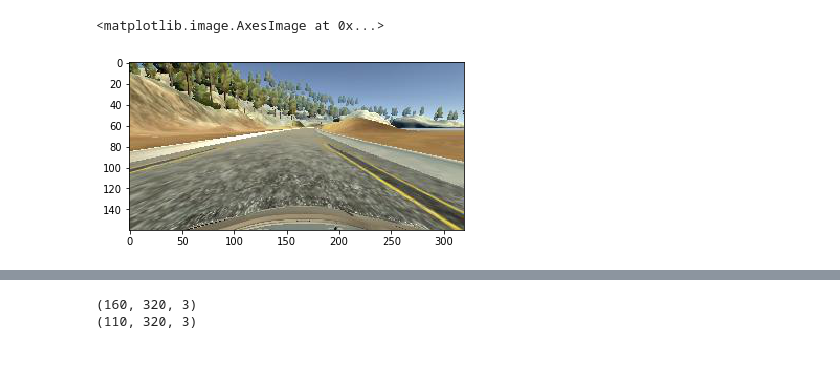
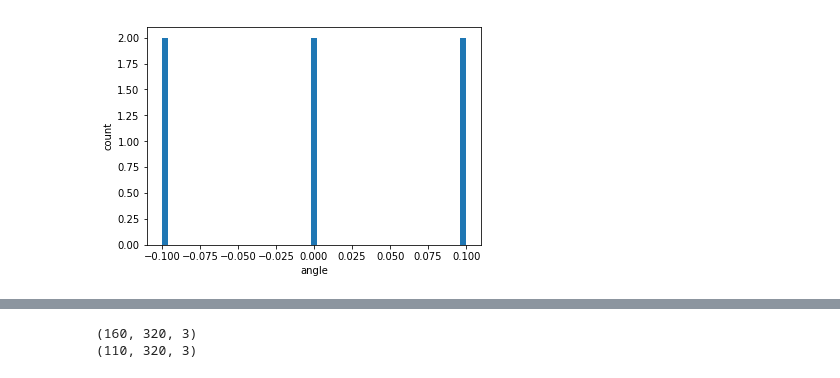
Before and after one commit to rjmoss/CarND-Behavioural-Cloning-P3, a Jupyter notebook: clone_notebook.ipynb, the cells around one changed output, grey strips where cells are left out. Drawn from its saved outputs; the diff is of its cells as text; code cells hidden in the pictures.

```diff
--- a/clone_notebook.ipynb
+++ b/clone_notebook.ipynb
@@ -101,5 +75,11 @@ plt.imshow(test_img)
-# %%
-plt.imshow(X_train[1])
-# %% [output]
-<matplotlib.image.AxesImage at 0x...>
-[figure, removed]
+# %%
+# Visualise the data
+
+# Steering angle distribution
+n, bins, patches = plt.hist(y_train, 51)
+plt.xlabel('angle')
+plt.ylabel('count')
+plt.savefig('./writeup/original_distribution.jpg', bbox_inches='tight')
+plt.show()
+# %% [output]
+[figure, added]
```
Also changed, not shown: parts of 7 cells of this notebook, 6 other files.
